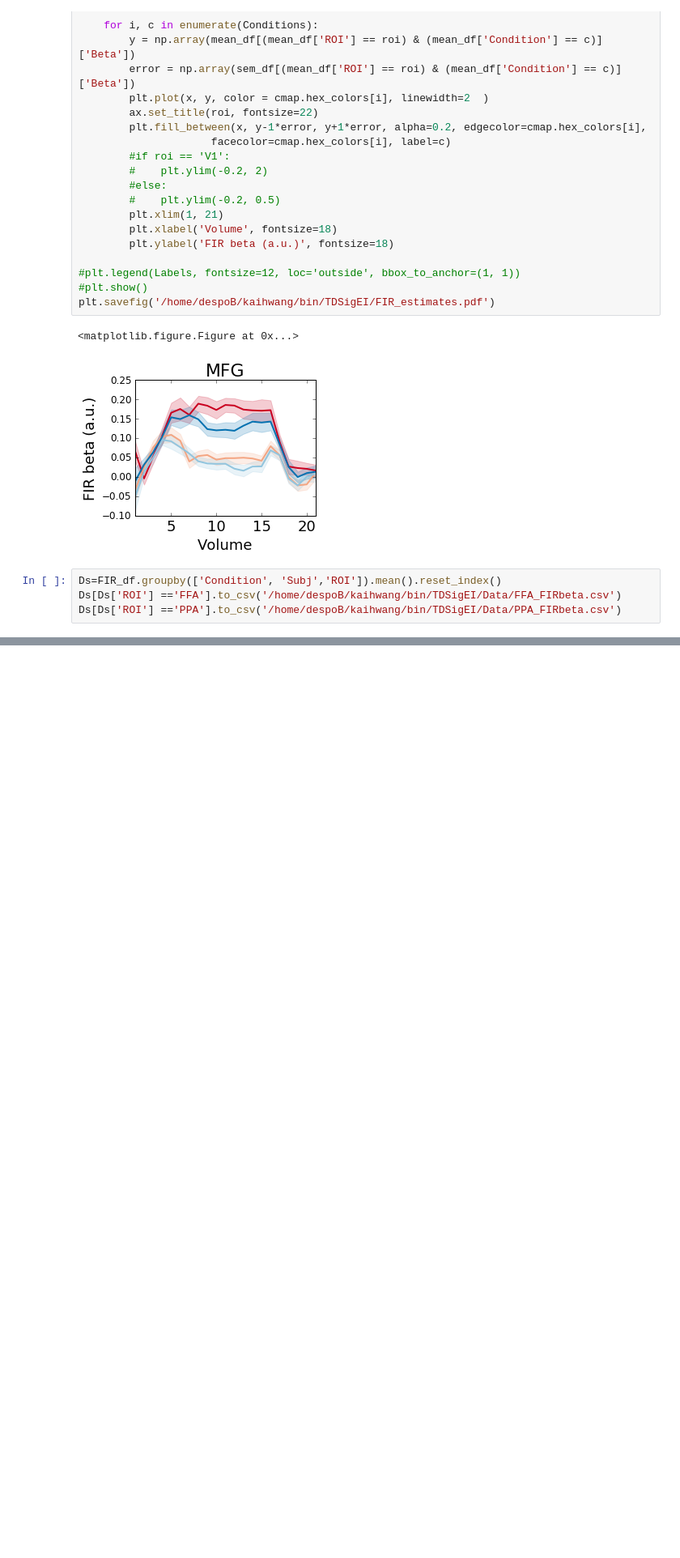
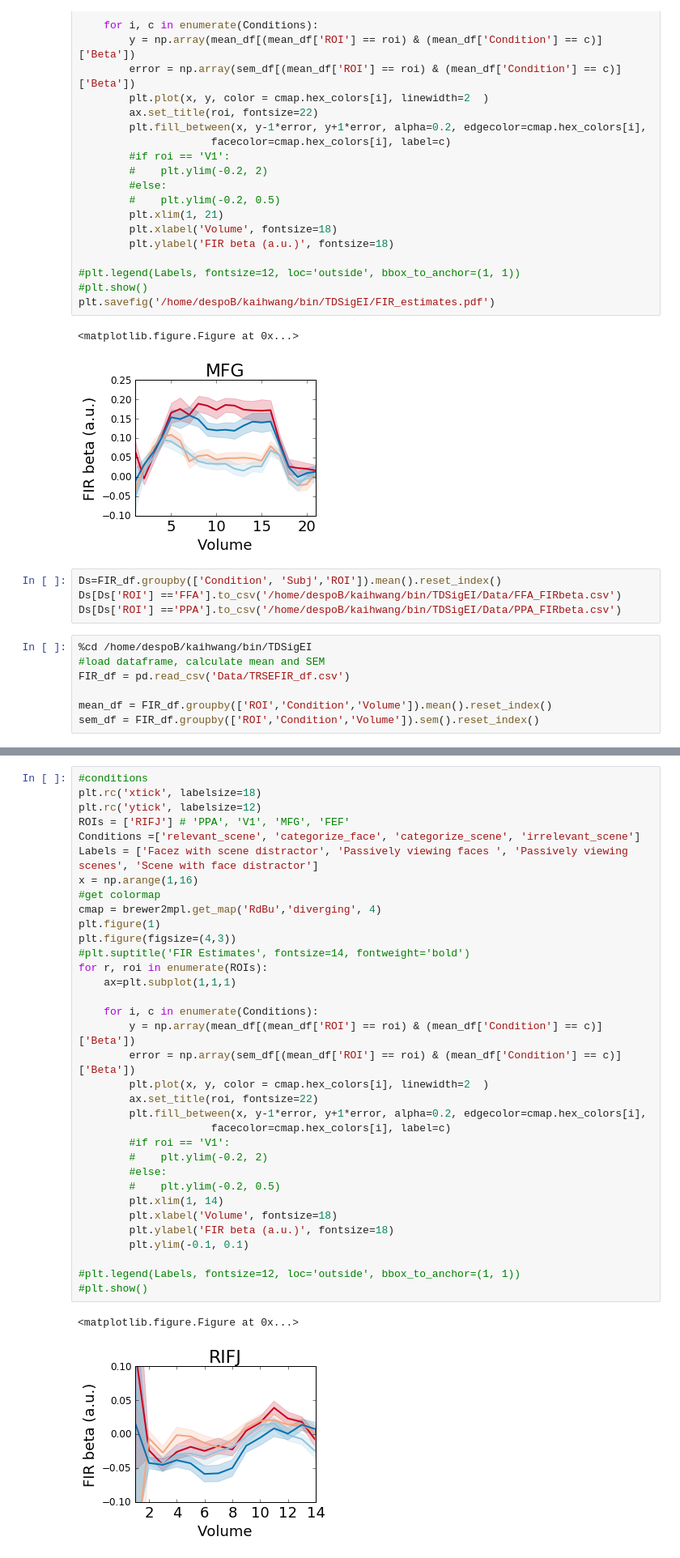
Before and after one commit to kaihwang/TDSigEI, a Jupyter notebook: Models/Plot FIR.ipynb, the cells around one changed output, grey strips where cells are left out. Shown at 81% size. Drawn from its saved outputs; the diff is of its cells as text; blank space fills up the shorter version.

```diff
--- a/Models/Plot FIR.ipynb
+++ b/Models/Plot FIR.ipynb
@@ -63,3 +63,10 @@ plt.savefig('/home/despoB/kaihwang/bin/TDSigEI/FIR_estimates.pdf')
 Ds=FIR_df.groupby(['Condition', 'Subj','ROI']).mean().reset_index()
 Ds[Ds['ROI'] =='FFA'].to_csv('/home/despoB/kaihwang/bin/TDSigEI/Data/FFA_FIRbeta.csv')
 Ds[Ds['ROI'] =='PPA'].to_csv('/home/despoB/kaihwang/bin/TDSigEI/Data/PPA_FIRbeta.csv')
+# %%
+%cd /home/despoB/kaihwang/bin/TDSigEI
+#load dataframe, calculate mean and SEM
+FIR_df = pd.read_csv('Data/TRSEFIR_df.csv')
+
+mean_df = FIR_df.groupby(['ROI','Condition','Volume']).mean().reset_index()
+sem_df = FIR_df.groupby(['ROI','Condition','Volume']).sem().reset_index()
@@ -65,0 +78,37 @@ Ds[Ds['ROI'] =='PPA'].to_csv('/home/despoB/kaihwang/bin/TDSigEI/Data/PPA_FIRbeta
+# %%
+#conditions
+plt.rc('xtick', labelsize=18)
+plt.rc('ytick', labelsize=12)
+ROIs = ['RIFJ'] # 'PPA', 'V1', 'MFG', 'FEF'
+Conditions =['relevant_scene', 'categorize_face', 'categorize_scene', 'irrelevant_scene']
+Labels = ['Facez with scene distractor', 'Passively viewing faces ', 'Passively viewing scenes', 'Scene with face distractor']
+x = np.arange(1,16)
+#get colormap
+cmap = brewer2mpl.get_map('RdBu','diverging', 4)
+plt.figure(1)
+plt.figure(figsize=(4,3))
+#plt.suptitle('FIR Estimates', fontsize=14, fontweight='bold')
+for r, roi in enumerate(ROIs):
+    ax=plt.subplot(1,1,1)
+
+    for i, c in enumerate(Conditions):
+        y = np.array(mean_df[(mean_df['ROI'] == roi) & (mean_df['Condition'] == c)]['Beta'])
+        error = np.array(sem_df[(mean_df['ROI'] == roi) & (mean_df['Condition'] == c)]['Beta'])
+        plt.plot(x, y, color = cmap.hex_colors[i], linewidth=2  )
+        ax.set_title(roi, fontsize=22)
+        plt.fill_between(x, y-1*error, y+1*error, alpha=0.2, edgecolor=cmap.hex_colors[i],
+                     facecolor=cmap.hex_colors[i], label=c)
+        #if roi == 'V1':
+        #    plt.ylim(-0.2, 2)
+        #else:
+        #    plt.ylim(-0.2, 0.5)
+        plt.xlim(1, 14)
+        plt.xlabel('Volume', fontsize=18)
+        plt.ylabel('FIR beta (a.u.)', fontsize=18)
+        plt.ylim(-0.1, 0.1)
+
+#plt.legend(Labels, fontsize=12, loc='outside', bbox_to_anchor=(1, 1))
+#plt.show()
+# %% [output]
+<matplotlib.figure.Figure at 0x...>
+[figure, added]
```
Also changed, not shown: parts of 4 cells of this notebook, 8 other files.
